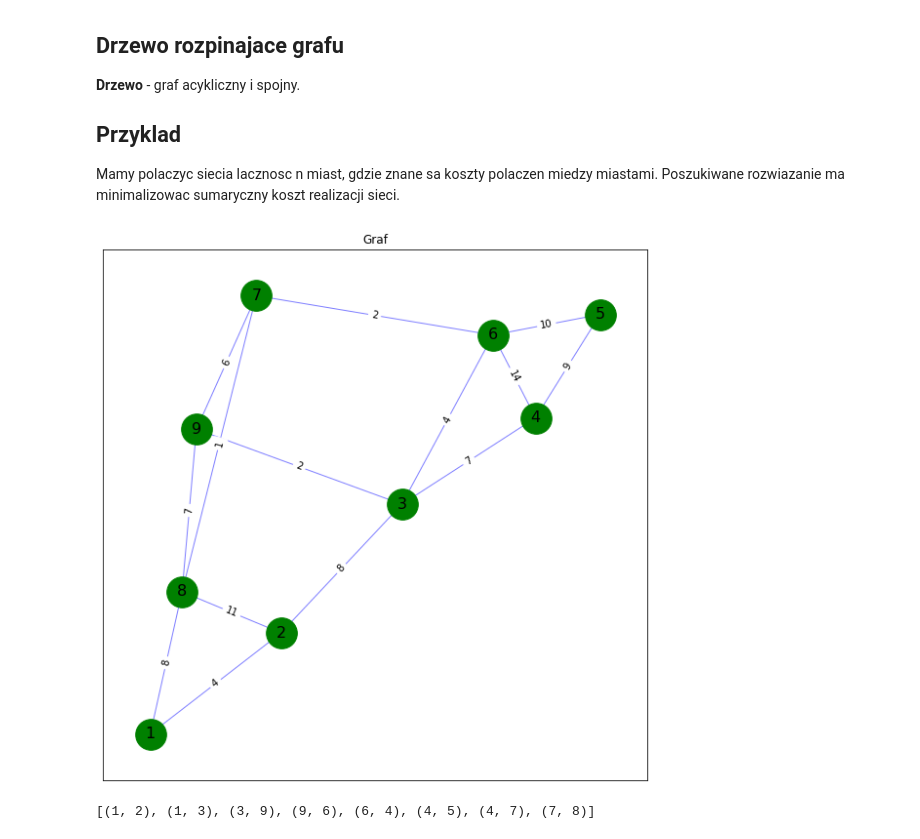
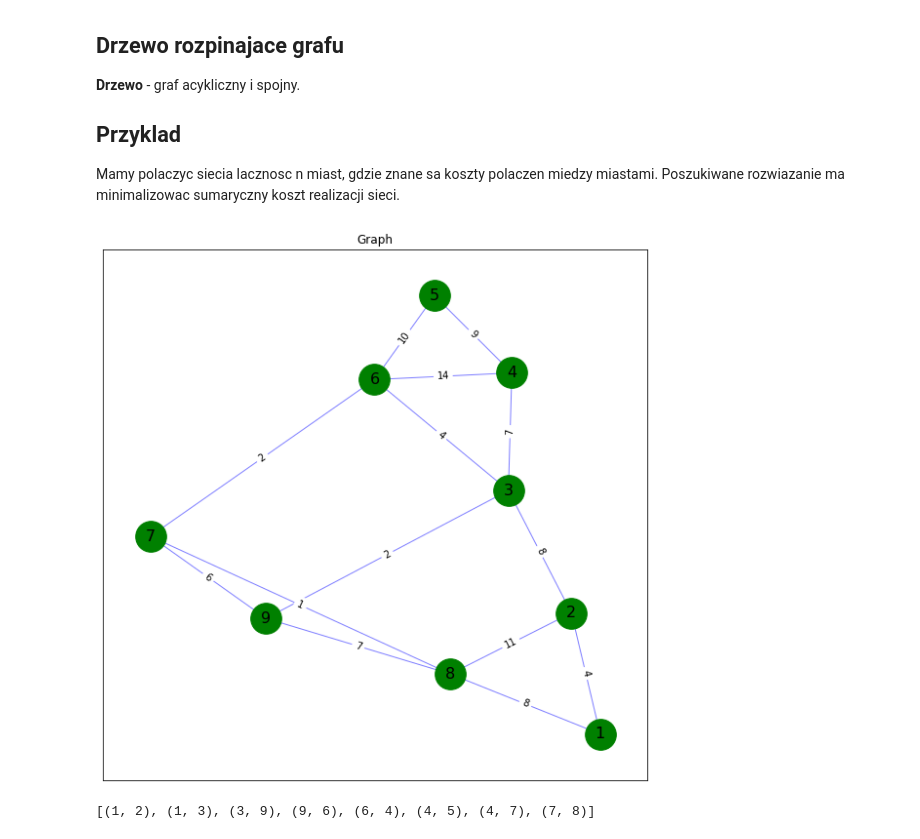
Before and after one commit to djmmatracki/BadanieOperacyjne, a Jupyter notebook: Przeszukiwanie drzewa/notes.ipynb, the cells around one changed output. Saved outputs shown, nothing was run; the diff lists cells and outputs as text; code cells hidden in the pictures.

```diff
--- a/Przeszukiwanie drzewa/notes.ipynb
+++ b/Przeszukiwanie drzewa/notes.ipynb
@@ -13,18 +13,6 @@ import matplotlib.pyplot as plt
 
 Mamy polaczyc siecia lacznosc n miast, gdzie znane sa koszty polaczen miedzy miastami. Poszukiwane rozwiazanie ma minimalizowac sumaryczny koszt realizacji sieci.
 # %%
-"""
-a - 1
-b - 2
-c - 3
-d - 4
-e - 5
-f - 6
-g - 7
-h - 8
-i - 9
-"""
-
 
 weights = [
     (1, 2, 4),
@@ -37,35 +25,35 @@ weights = [
     (4, 5, 9),
     (4, 6, 14),
     (5, 6, 10),
     (6, 7, 2),
     (7, 9, 6),
     (7, 8, 1),
     (8, 9, 7),
 ]
 
 
 G = nx.Graph()
 
 G.add_weighted_edges_from(weights)
 # G = nx.connected_watts_strogatz_graph(10, 3, 1)
 # G = nx.fast_gnp_random_graph(10, 0.7)
 # G = nx.gnp_random_graph(10, 0.7)
 # G = nx.random_k_out_graph(50, 2, 0.5, self_loops=False)
 
 fig = plt.figure(figsize=(10, 10))
 
 pos = nx.spring_layout(G)
 
 nx.draw_networkx_nodes(G, pos, node_color='g', node_size=1000)
 nx.draw_networkx_edges(G, pos, width=1,alpha=0.5,edge_color='b')
 
 nx.draw_networkx_edge_labels(G, pos, font_size=10, edge_labels = nx.get_edge_attributes(G,'weight'))
 nx.draw_networkx_labels(G, pos, font_size=16)
 
-plt.title("Graf")
+plt.title("Graph")
 plt.show()
 # %% [output]
-[figure, old version]
+[figure, new version]
 # %%
 def primsAlgorithm(G):
     INF = np.inf
```
Also changed, not shown: parts of 4 cells of this notebook.
